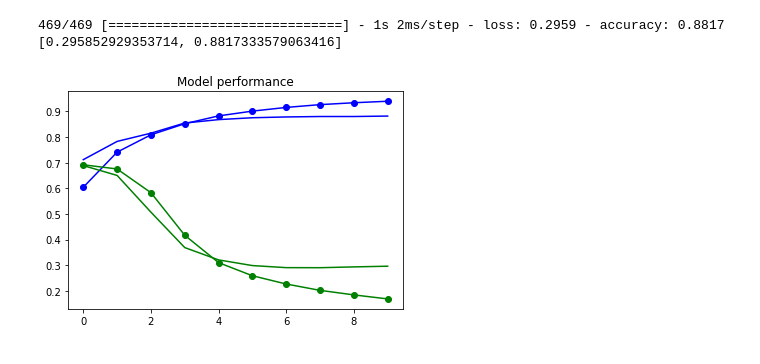
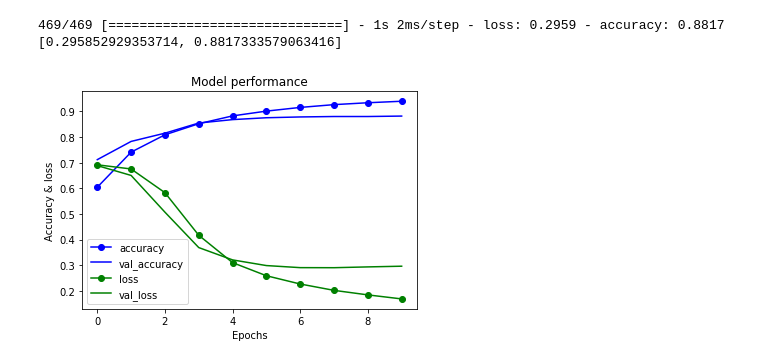
Before and after one commit to EvanCWoods/movie-sentiment, a Jupyter notebook: movie_sentiment.ipynb, the cells around one changed output. Saved outputs shown, nothing was run; the diff lists cells and outputs as text; code cells hidden in the pictures.

```diff
--- a/movie_sentiment.ipynb
+++ b/movie_sentiment.ipynb
@@ -107,14 +107,17 @@ print(results)
 # %%
 import matplotlib.pyplot as plt
 
 # Function to show the model results
 def show_model_results(history):
   plt.plot(history.history['accuracy'], c='b', marker='o', label='accuracy')
   plt.plot(history.history['val_accuracy'], c='b', label='val_accuracy')
   plt.plot(history.history['loss'], c='g', marker='o', label='loss')
   plt.plot(history.history['val_loss'], c='g', label='val_loss')
   plt.title('Model performance')
+  plt.xlabel('Epochs')
+  plt.ylabel('Accuracy & loss')
+  plt.legend()
 
 show_model_results(history=history)
 # %% [output]
-[figure, old version]
+[figure, new version]
```
